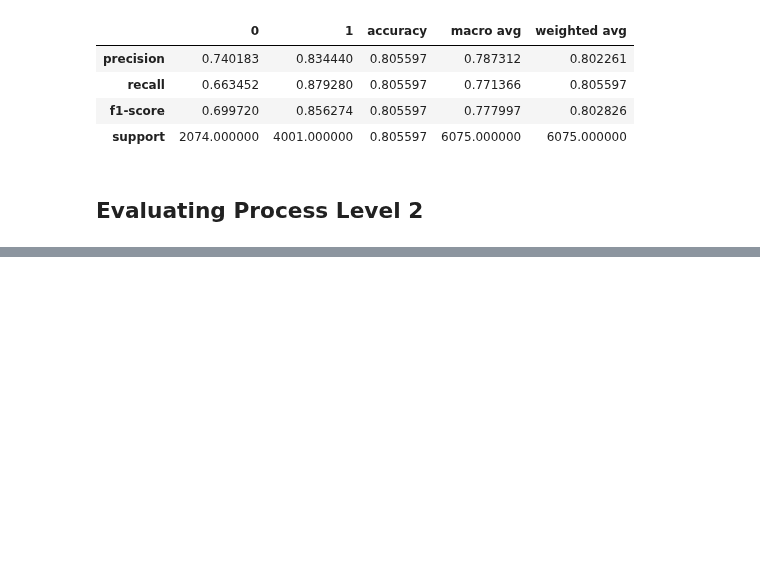
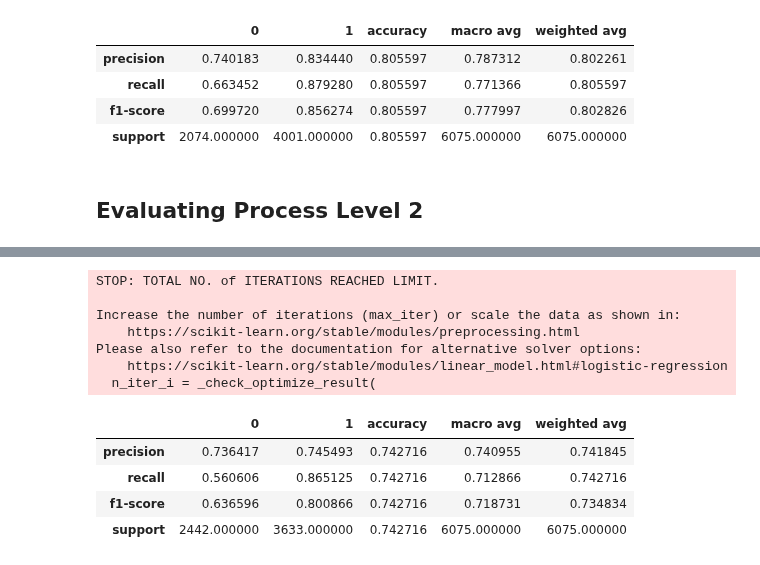
Before and after one commit to ElbazHaim/twitter_sarcasm_project, a Jupyter notebook: project.ipynb, the cells around one changed output, grey strips where cells are left out. Cells and saved outputs as stored; diff of their text form; code cells hidden in the pictures; blank space fills up the shorter version.

Commit message:
plots and model fix

```diff
--- a/project.ipynb
+++ b/project.ipynb
@@ -349,8 +346,21 @@ ValueError: X has 11 features, but RandomForestClassifier is expecting 43235 fea
 # %%
-model = LogisticRegression(class_weight=None,
+model = LogisticRegression(class_weight="balanced",
                             max_iter=125,
                             n_jobs=7,
-                            random_state=99101)
-model.fit(X_train, y_train)
+                            random_state=42)
+model.fit(X, y)
 y_pred = model.predict(X_pred)
 pd.DataFrame(classification_report(y_pred, y_test, output_dict=True))
+# %% [output]
+STOP: TOTAL NO. of ITERATIONS REACHED LIMIT.
+
+Increase the number of iterations (max_iter) or scale the data as shown in:
+    https://scikit-learn.org/stable/modules/preprocessing.html
+Please also refer to the documentation for alternative solver options:
+    https://scikit-learn.org/stable/modules/linear_model.html#logistic-regression
+  n_iter_i = _check_optimize_result(
+|  | 0 | 1 | accuracy | macro avg | weighted avg |
+| precision | 0.736417 | 0.745493 | 0.742716 | 0.740955 | 0.741845 |
+| recall | 0.560606 | 0.865125 | 0.742716 | 0.712866 | 0.742716 |
+| f1-score | 0.636596 | 0.800866 | 0.742716 | 0.718731 | 0.734834 |
+| support | 2442.000000 | 3633.000000 | 0.742716 | 6075.000000 | 6075.000000 |
```
Also changed, not shown: parts of 19 cells of this notebook, 3 other files.
